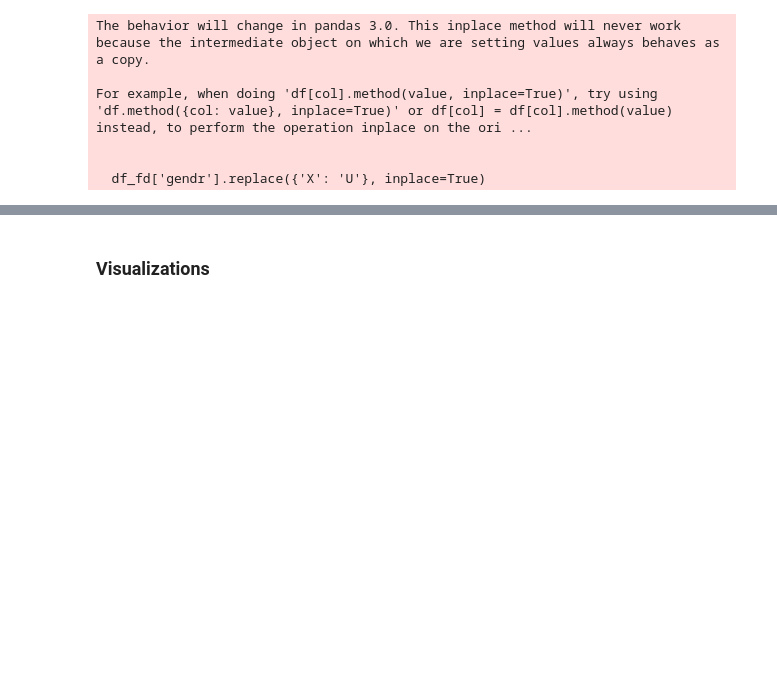
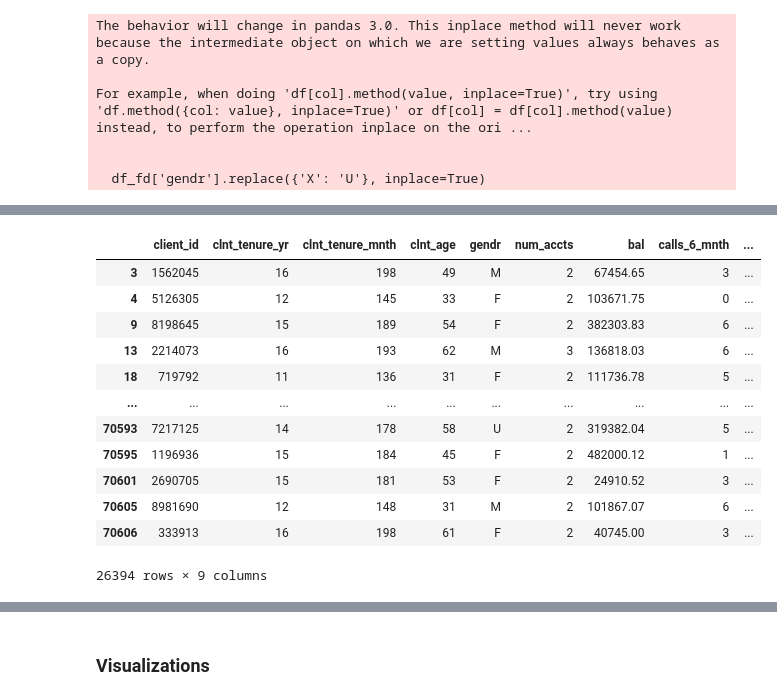
Before and after one commit to bfranx62/Ironhack-EDA-Project, a Jupyter notebook: main.ipynb, the cells around one changed output, grey strips where cells are left out. Drawn from its saved outputs; the diff is of its cells as text; code cells hidden in the pictures; blank space fills up the shorter version.

```diff
--- a/main.ipynb
+++ b/main.ipynb
@@ -191,0 +212,18 @@ test_subjects_df = pd.merge(df_fw_dm, df_fe_c, on='client_id')
+# %%
+df_fd_teens = df_fd[(df_fd['clnt_tenure_yr'] > 10) & (df_fd['clnt_tenure_yr'] <= 20)]
+
+df_fd_teens
+# %% [output]
+|  | client_id | clnt_tenure_yr | clnt_tenure_mnth | clnt_age | gendr | num_accts | bal | calls_6_mnth | ... |
+| 3 | 1562045 | 16 | 198 | 49 | M | 2 | 67454.65 | 3 | ... |
+| 4 | 5126305 | 12 | 145 | 33 | F | 2 | 103671.75 | 0 | ... |
+| 9 | 8198645 | 15 | 189 | 54 | F | 2 | 382303.83 | 6 | ... |
+| 13 | 2214073 | 16 | 193 | 62 | M | 3 | 136818.03 | 6 | ... |
+| 18 | 719792 | 11 | 136 | 31 | F | 2 | 111736.78 | 5 | ... |
+| ... | ... | ... | ... | ... | ... | ... | ... | ... | ... |
+| 70593 | 7217125 | 14 | 178 | 58 | U | 2 | 319382.04 | 5 | ... |
+| 70595 | 1196936 | 15 | 184 | 45 | F | 2 | 482000.12 | 1 | ... |
+| 70601 | 2690705 | 15 | 181 | 53 | F | 2 | 24910.52 | 3 | ... |
+| 70605 | 8981690 | 12 | 148 | 31 | M | 2 | 101867.07 | 6 | ... |
+| 70606 | 333913 | 16 | 198 | 61 | F | 2 | 40745.00 | 3 | ... |
+26394 rows × 9 columns
```
Also changed, not shown: parts of 7 cells of this notebook.
